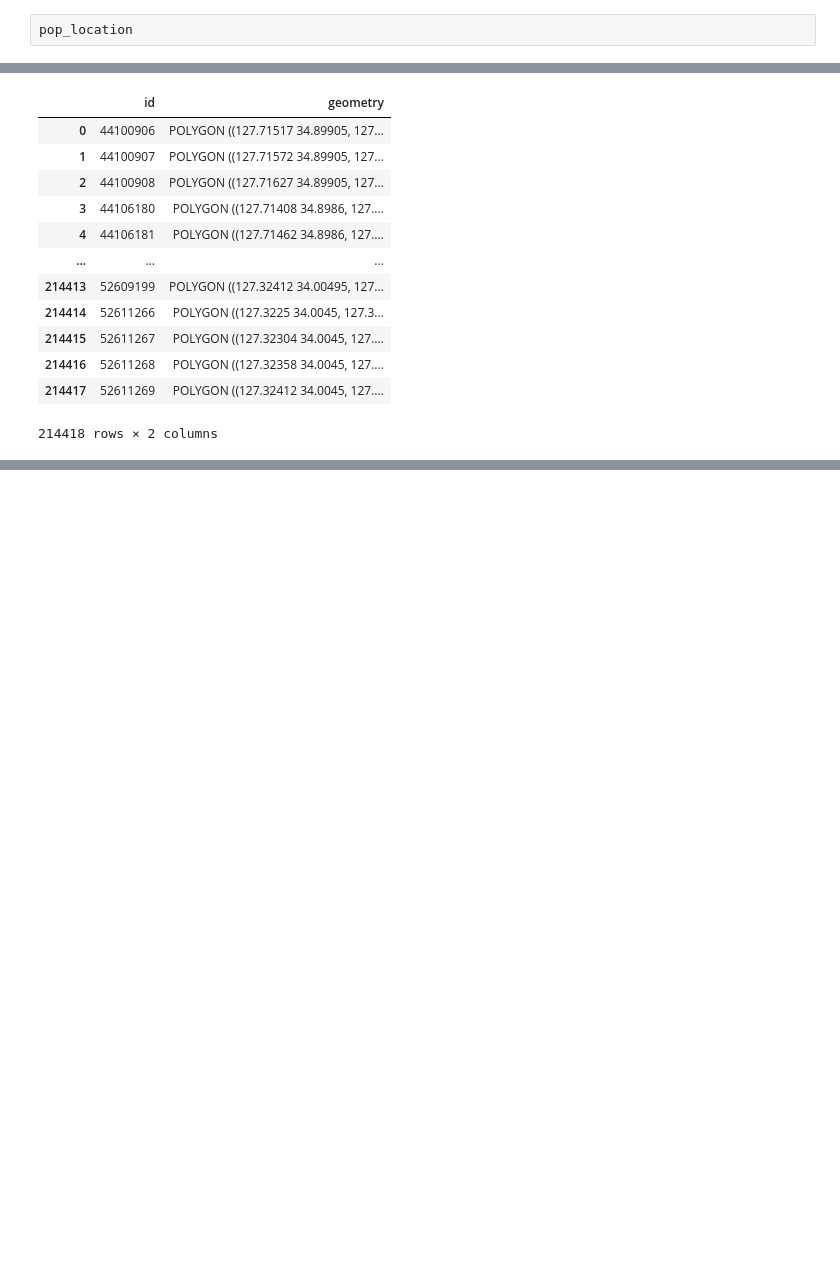
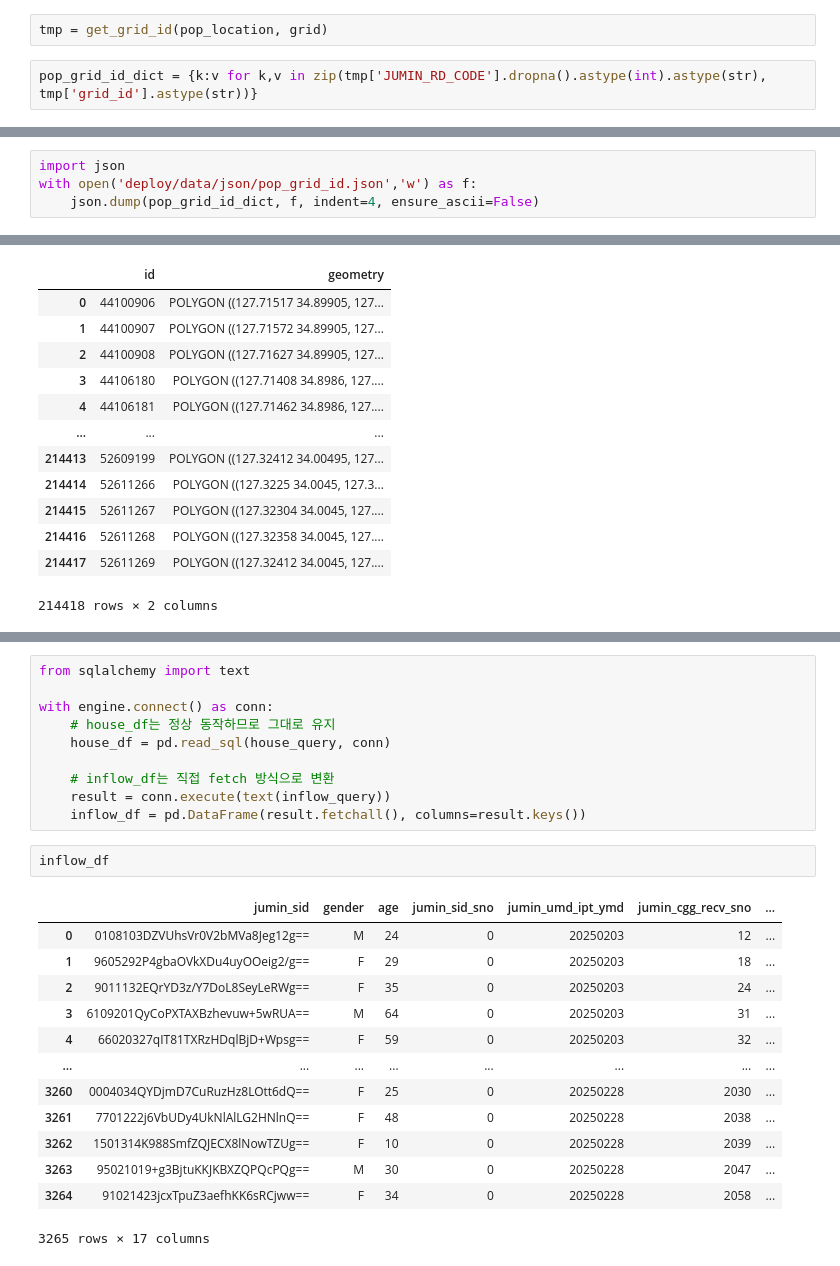
Before and after one commit to KnellBalm/yeosu, a Jupyter notebook: preproc.ipynb, the cells around one changed output, grey strips where cells are left out. Cells and saved outputs as stored; diff of their text form; blank space fills up the shorter version.

```diff
--- a/preproc.ipynb
+++ b/preproc.ipynb
@@ -320,2 +342,4 @@ pop_location = pd.read_excel('data/population/JUMIN_01.xlsx')
+# %%
+tmp = get_grid_id(pop_location, grid)
 # %%
-pop_location
+pop_grid_id_dict = {k:v for k,v in zip(tmp['JUMIN_RD_CODE'].dropna().astype(int).astype(str), tmp['grid_id'].astype(str))}
@@ -336,3 +346,7 @@ pop_location
+# %%
+import json
+with open('deploy/data/json/pop_grid_id.json','w') as f:
+    json.dump(pop_grid_id_dict, f, indent=4, ensure_ascii=False)
 # %%
 grid
 # %% [output]
@@ -408,0 +428,26 @@ df
+# %%
+from sqlalchemy import text
+
+with engine.connect() as conn:
+    # house_df는 정상 동작하므로 그대로 유지
+    house_df = pd.read_sql(house_query, conn)
+
+    # inflow_df는 직접 fetch 방식으로 변환
+    result = conn.execute(text(inflow_query))
+    inflow_df = pd.DataFrame(result.fetchall(), columns=result.keys())
+# %%
+inflow_df
+# %% [output]
+|  | jumin_sid | gender | age | jumin_sid_sno | jumin_umd_ipt_ymd | jumin_cgg_recv_sno | ... |
+| 0 | 0108103DZVUhsVr0V2bMVa8Jeg12g== | M | 24 | 0 | 20250203 | 12 | ... |
+| 1 | 9605292P4gbaOVkXDu4uyOOeig2/g== | F | 29 | 0 | 20250203 | 18 | ... |
+| 2 | 9011132EQrYD3z/Y7DoL8SeyLeRWg== | F | 35 | 0 | 20250203 | 24 | ... |
+| 3 | 6109201QyCoPXTAXBzhevuw+5wRUA== | M | 64 | 0 | 20250203 | 31 | ... |
+| 4 | 66020327qIT81TXRzHDqlBjD+Wpsg== | F | 59 | 0 | 20250203 | 32 | ... |
+| ... | ... | ... | ... | ... | ... | ... | ... |
+| 3260 | 0004034QYDjmD7CuRuzHz8LOtt6dQ== | F | 25 | 0 | 20250228 | 2030 | ... |
+| 3261 | 7701222j6VbUDy4UkNlAlLG2HNlnQ== | F | 48 | 0 | 20250228 | 2038 | ... |
+| 3262 | 1501314K988SmfZQJECX8lNowTZUg== | F | 10 | 0 | 20250228 | 2039 | ... |
+| 3263 | 95021019+g3BjtuKKJKBXZQPQcPQg== | M | 30 | 0 | 20250228 | 2047 | ... |
+| 3264 | 91021423jcxTpuZ3aefhKK6sRCjww== | F | 34 | 0 | 20250228 | 2058 | ... |
+3265 rows × 17 columns
```
Also changed, not shown: parts of 16 cells of this notebook, 10 other files.
